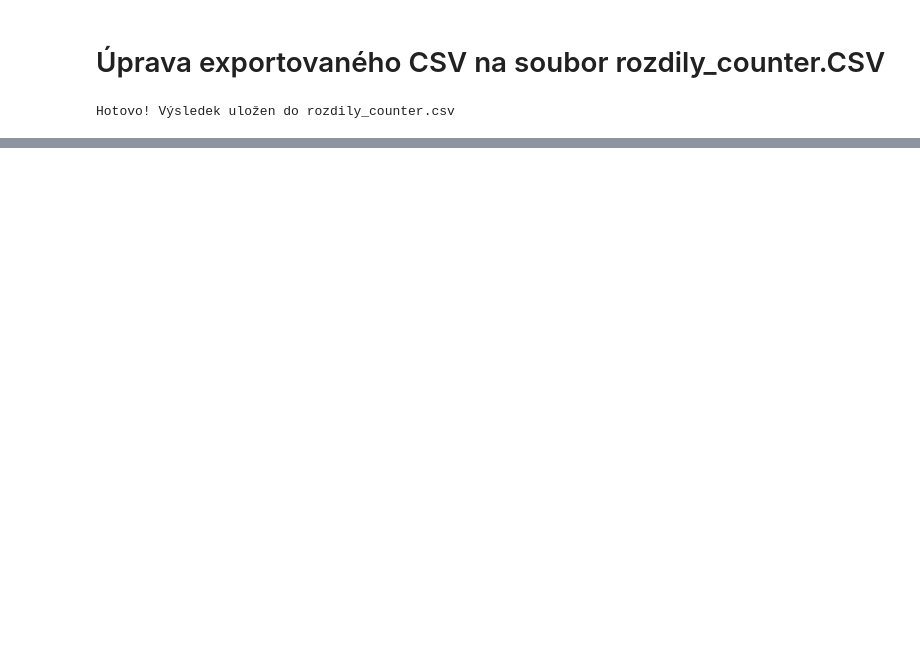
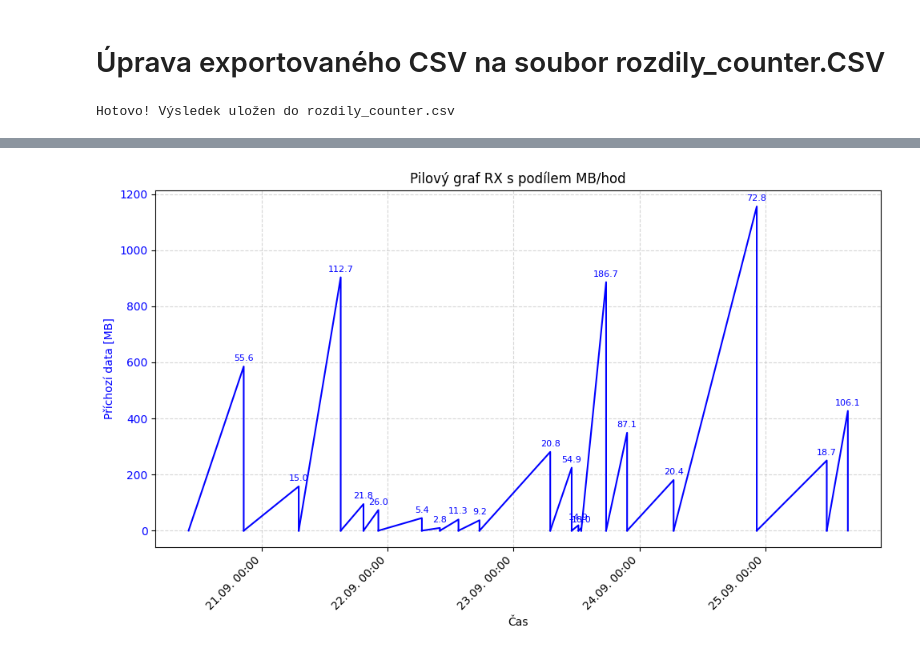
Before and after one commit to MarekCoderslab/Rx_Tx_2, a Jupyter notebook: rx_tx.ipynb, the cells around one changed output, grey strips where cells are left out. Drawn from its saved outputs; the diff is of its cells as text; code cells hidden in the pictures; blank space fills up the shorter version.

Commit message:
novy_graf

```diff
--- a/rx_tx.ipynb
+++ b/rx_tx.ipynb
@@ -288,0 +306,49 @@ array([20351.41547454, 20351.85409722, 20352.29119213])
+# %%
+import pandas as pd
+import matplotlib.pyplot as plt
+import matplotlib.dates as mdates
+
+df_counter["timestamp"] = pd.to_datetime(df_counter["timestamp"])
+
+fig, ax1 = plt.subplots(figsize=(10, 6))
+
+for i in range(1, len(df_counter)):
+    t_prev = df_counter["timestamp"].iloc[i - 1]
+    t_curr = df_counter["timestamp"].iloc[i]
+    rx = df_counter["delta_rx_MB"].iloc[i]
+
+    # Pilový zub: náběh z nuly, pád zpět
+    rx_timestamps = [t_prev, t_curr, t_curr]
+    rx_values = [0, rx, 0]
+    ax1.plot(rx_timestamps, rx_values, color="blue", linewidth=1.5)
+
+    # Výpočet podílu MB/hod
+    delta_hours = (t_curr - t_prev).total_seconds() / 3600
+    if delta_hours > 0:
+        rate_MBph = rx / delta_hours
+        label = f"{rate_MBph:.1f}"  # bez jednotky, jedno desetinné místo
+
+        # Anotace nad vrcholem zubu
+        ax1.annotate(
+            label,
+            xy=(t_curr, rx),
+            xytext=(0, 5),
+            textcoords="offset points",
+            ha="center",
+            fontsize=8,
+            color="blue"
+        )
+
+# Osa X a Y
+ax1.set_xlabel("Čas")
+ax1.set_ylabel("Příchozí data [MB]", color="blue")
+ax1.tick_params(axis="y", labelcolor="blue")
+ax1.xaxis.set_major_formatter(mdates.DateFormatter("%d.%m. %H:%M"))
+plt.setp(ax1.get_xticklabels(), rotation=45, ha="right")
+ax1.grid(True, linestyle="--", alpha=0.5)
+
+plt.title("Pilový graf RX s podílem MB/hod")
+plt.tight_layout()
+plt.show()
+# %% [output]
+[figure, added]
```
Also changed, not shown: parts of 6 cells of this notebook, 6 other files.
